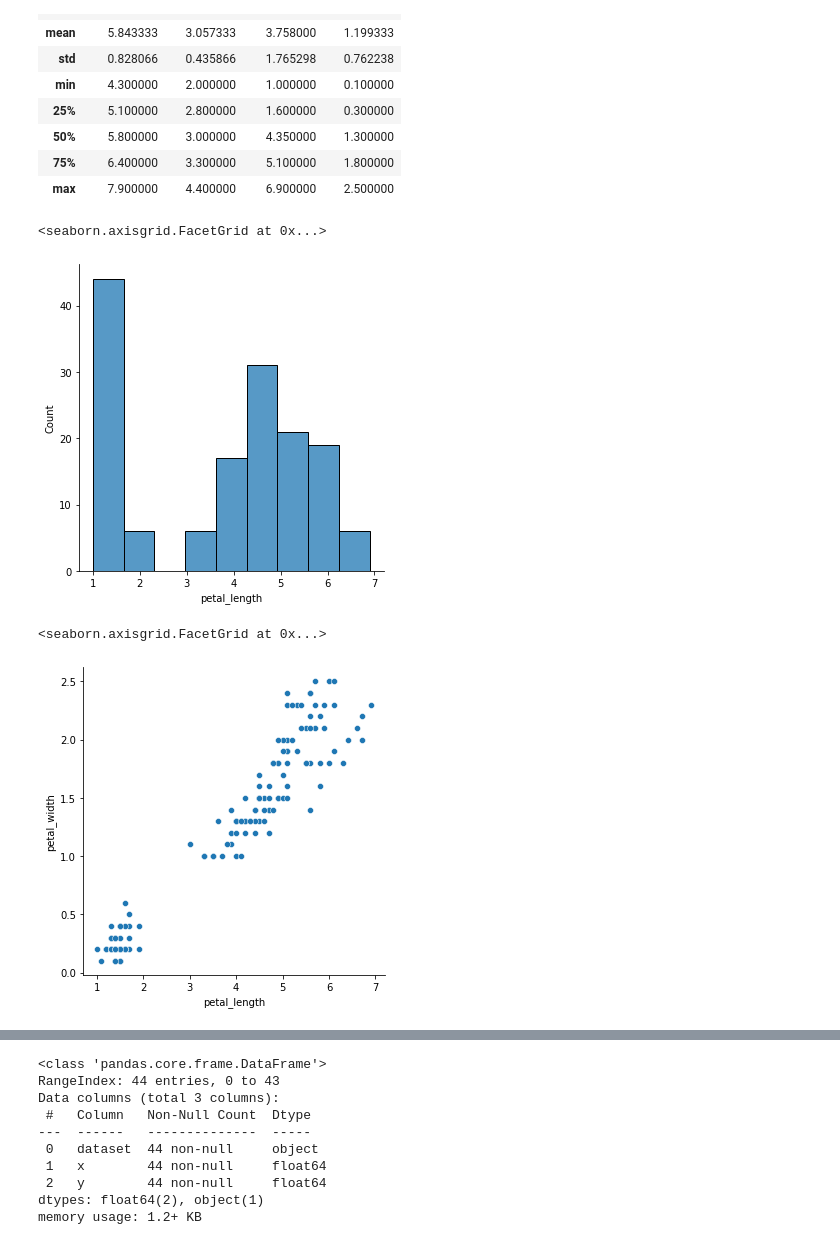
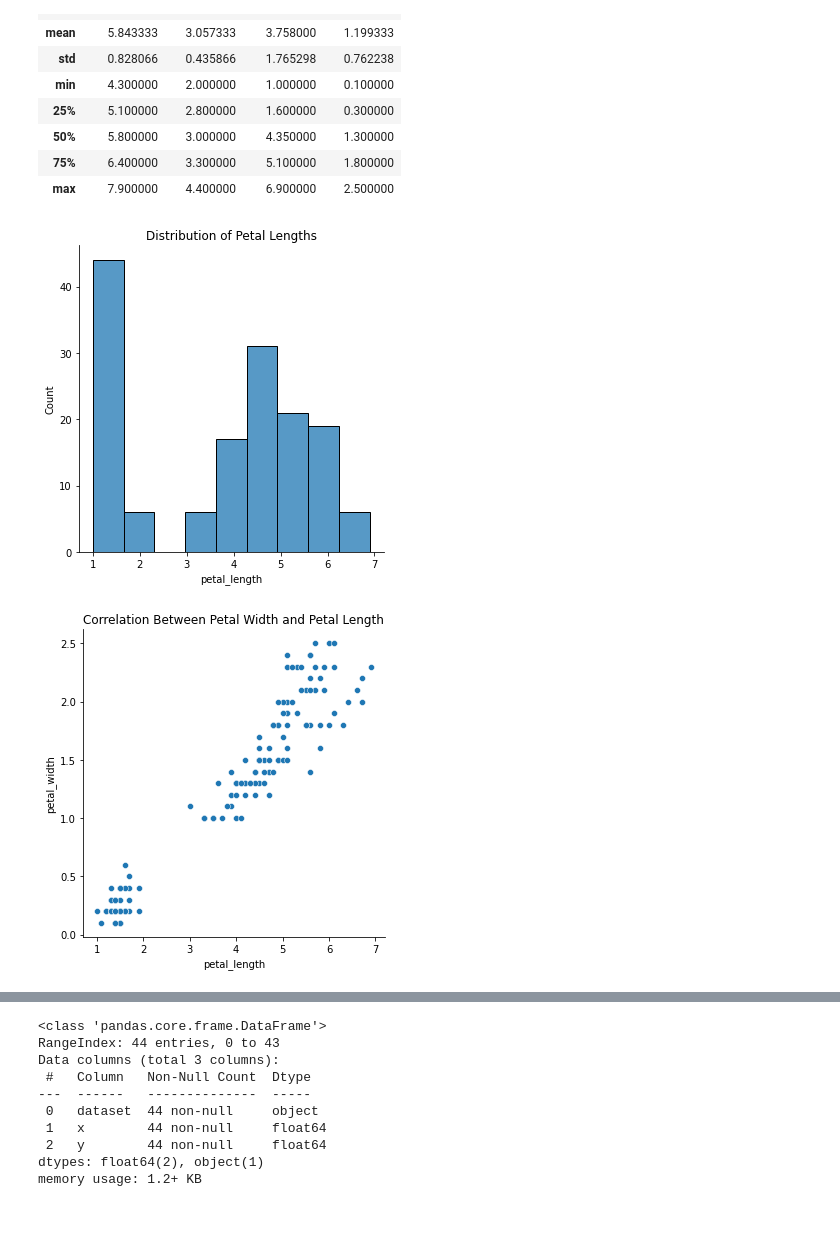
Before and after one commit to dashbringhurst/numpy-pandas-visualization-exercises, a Jupyter notebook: seaborn_exercises.ipynb, the cells around one changed output, grey strips where cells are left out. Cells and saved outputs as stored; diff of their text form; code cells hidden in the pictures; blank space fills up the shorter version.

Commit message:
completed, added titles to graphs

```diff
--- a/seaborn_exercises.ipynb
+++ b/seaborn_exercises.ipynb
@@ -47,19 +47,21 @@ iris.describe()
 # %%
 # What does the distribution of petal lengths look like?
 
 sns.displot(data=iris, x='petal_length')
+plt.title('Distribution of Petal Lengths')
+plt.show()
 # %% [output]
-<seaborn.axisgrid.FacetGrid at 0x...>
-[figure, old version]
+[figure, new version]
 # %%
 # Is there a correlation between petal length and petal width?
 # Use http://guessthecorrelation.com/ as a hint to how we could visually determine if a correlation exists
 # between two numeric columns.
 
 sns.relplot(data=iris, x='petal_length', y='petal_width')
+plt.title('Correlation Between Petal Width and Petal Length')
+plt.show()
 # %% [output]
-<seaborn.axisgrid.FacetGrid at 0x...>
-[figure, old version]
+[figure, new version]
 # %%
 # Would it be reasonable to predict species based on sepal width and sepal length?
 # For this, you'll visualize two numeric columns through the lense of a categorical column.
```
Also changed, not shown: parts of 10 cells of this notebook.
